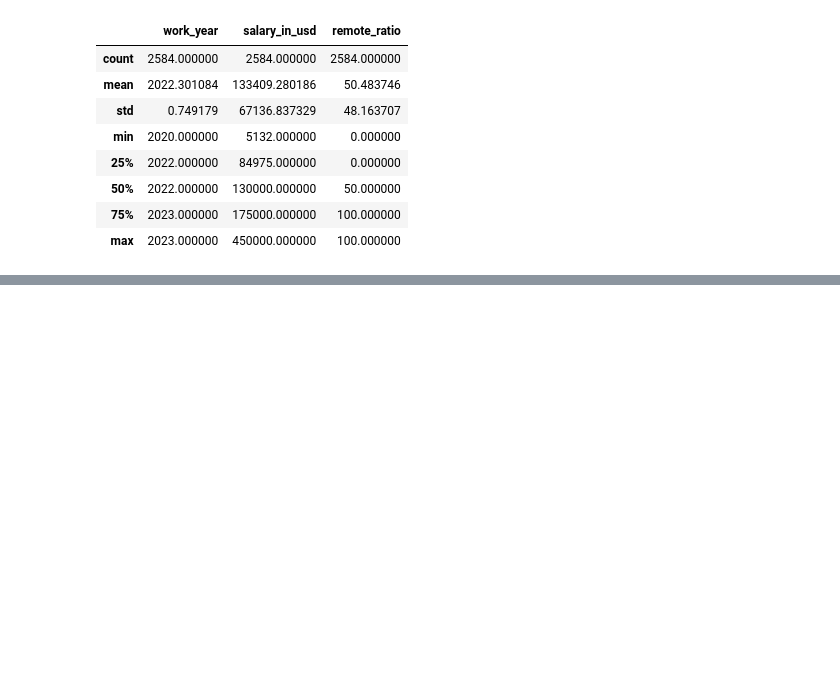
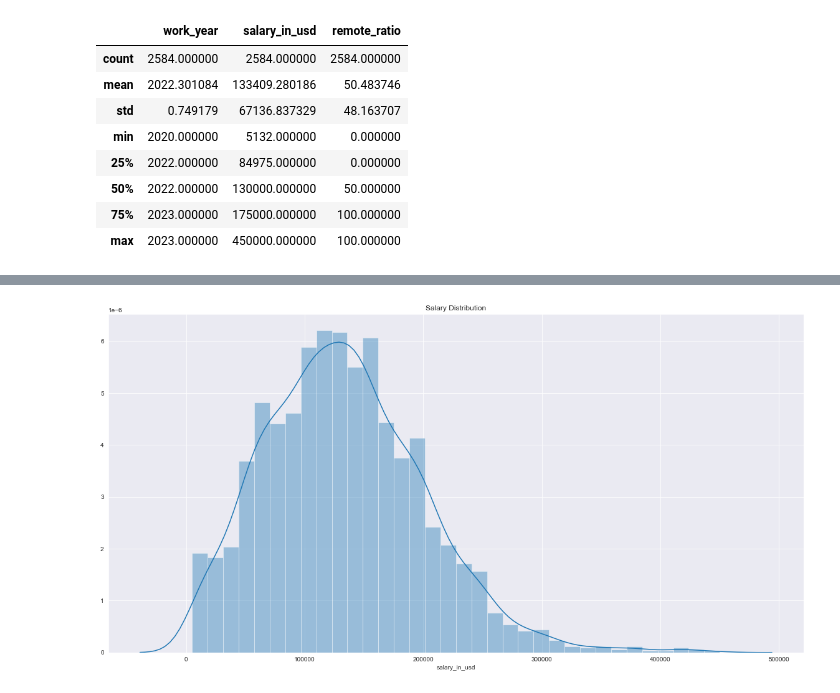
Before and after one commit to Jefest1/ds_salary_analysis, a Jupyter notebook: ds_salaries.ipynb, the cells around one changed output, grey strips where cells are left out. Drawn from its saved outputs; the diff is of its cells as text; code cells hidden in the pictures; blank space fills up the shorter version.

```diff
--- a/ds_salaries.ipynb
+++ b/ds_salaries.ipynb
@@ -104,0 +132,6 @@ plt.show()
+# %%
+fig, ax = plt.subplots(figsize = (20, 10))
+sns.distplot(salaries_df['salary_in_usd']).set_title('Salary Distribution')
+plt.show()
+# %% [output]
+[figure, added]
```
Also changed, not shown: parts of 9 cells of this notebook.
